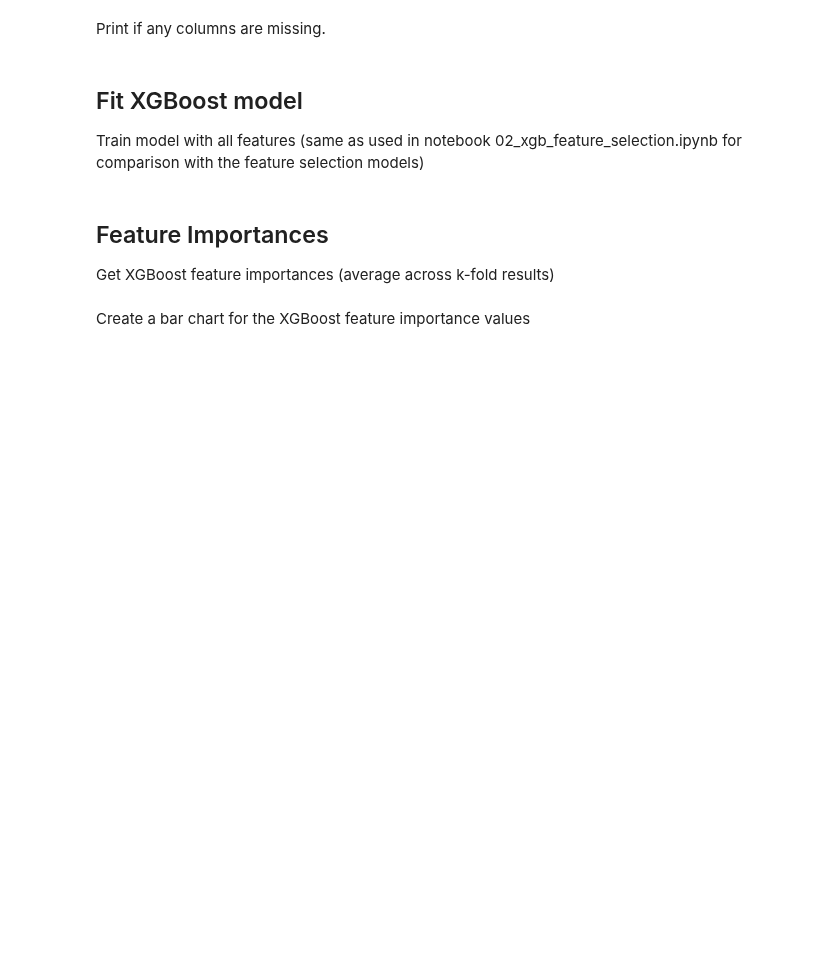
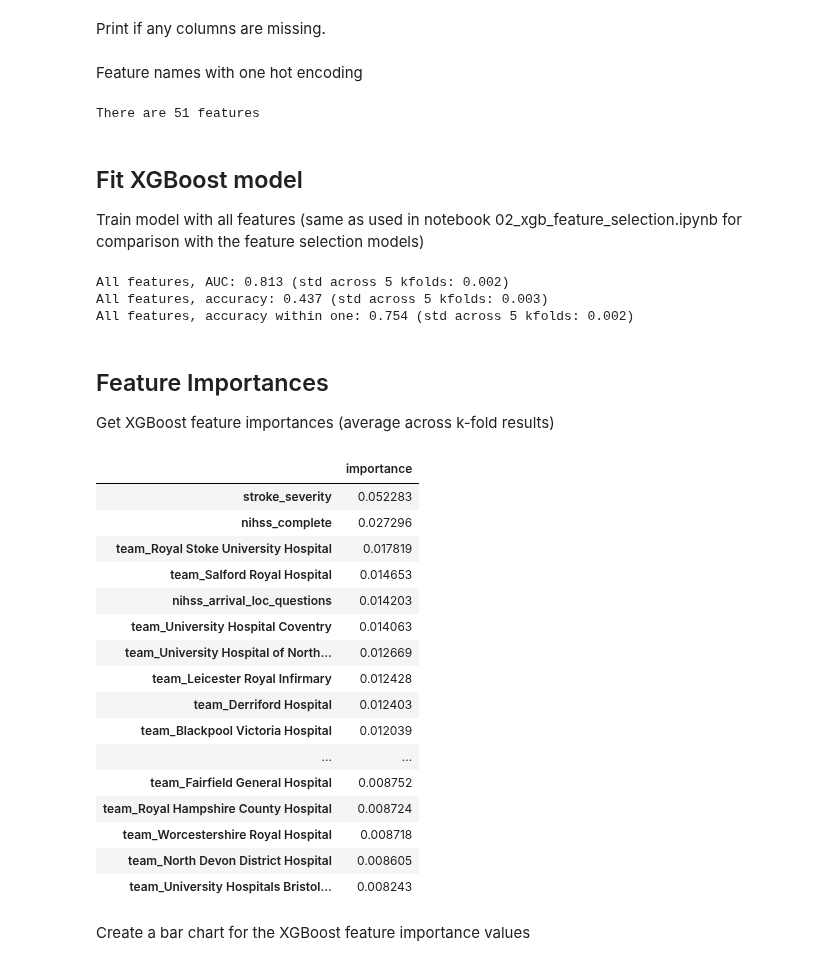
Before and after one commit to samuel-book/outcome_xgbb_shap, a Jupyter notebook: outcome_experimental/03_xgb_full_model_importance_shap.ipynb, the cells around one changed output. Cells and saved outputs as stored; diff of their text form; code cells hidden in the pictures; blank space fills up the shorter version.

```diff
--- a/outcome_experimental/03_xgb_full_model_importance_shap.ipynb
+++ b/outcome_experimental/03_xgb_full_model_importance_shap.ipynb
@@ -143,6 +151,17 @@ for k_fold in range(5):
         print(f"Train kfold {k_fold}: {set_one_hot_features - set(train_data[k_fold].columns)}")
     if len(list(set_one_hot_features - set(test_data[k_fold].columns))) > 0:
         print(f"Test kfold {k_fold}: {set_one_hot_features - set(test_data[k_fold].columns)}")
+# %% [markdown]
+Feature names with one hot encoding
+# %%
+features_ohe = list(train_data[0])
+
+# Remove 'id'
+features_ohe = features_ohe[1:]
+
+print(f"There are {len(features_ohe)} features")
+# %% [output]
+There are 51 features
 # %% [markdown]
 ## Fit XGBoost model
 
@@ -169,11 +188,6 @@ for k_fold in range(5):
     X_test = test.drop('discharge_disability', axis=1)
     y_train = train['discharge_disability']
     y_test = test['discharge_disability']
-
-    # One hot encode categorical features
-    for feature, prefix in zip(features_to_one_hot, list_prefix):
-        X_train = convert_feature_to_one_hot(X_train, feature, prefix)
-        X_test = convert_feature_to_one_hot(X_test, feature, prefix)
 
     # Define model
     model = XGBClassifier(verbosity = 0, seed=42, learning_rate=0.5)
@@ -198,11 +212,13 @@ for k_fold in range(5):
                                 multi_class = 'ovr', average = 'macro')
     roc_auc_ovr_kfold.append(roc_auc_ovr)
 
+    # Calculate error
+    y_error = y_test - y_pred
     accuracy = np.mean(y_error==0)
-    accuracy_kfold.append(f'Accuracy: {accuracy:0.2f}')
+    accuracy_kfold.append(accuracy)
 
     error_within_one = np.mean(np.abs(y_error)<=1)
-    error_within_one_kfold.append(f'Error within 1: {error_within_one:0.2f}')
+    error_within_one_kfold.append(error_within_one)
 
     # Get and store feature importances
     feature_importance = model.feature_importances_
@@ -221,29 +237,51 @@ print (f'All features, accuracy: {accuracy_mean:0.3f} '
 
 print (f'All features, accuracy within one: {error_within_one_mean:0.3f} '
        f'(std across 5 kfolds: {np.std(error_within_one_kfold):0.3f})')
+# %% [output]
+All features, AUC: 0.813 (std across 5 kfolds: 0.002)
+All features, accuracy: 0.437 (std across 5 kfolds: 0.003)
+All features, accuracy within one: 0.754 (std across 5 kfolds: 0.002)
 # %% [markdown]
 ## Feature Importances
 Get XGBoost feature importances (average across k-fold results)
 # %%
 # Feature names
-feature_names = X_test_kfold[0].columns.values
+#feature_names = X_test_kfold[0].columns.values
 
 # Get average feature importance from k-fold
 importances = np.array(feature_importance_kfold).mean(axis = 0)
 
 # Store in DataFrame
-feature_importance_df = pd.DataFrame(data = importances, index=feature_names)
+feature_importance_df = pd.DataFrame(data = importances, index=features_ohe)#feature_names)
 feature_importance_df.columns = ['importance']
 
 # Sort by importance (weight)
 feature_importance_df.sort_values(by='importance',
                                   ascending=False, inplace=True)
 
 # Save
 #feature_importance_df.to_csv(f'output/{notebook}_{model_type}_feature_importance.csv')
 
 # Display top 25
 feature_importance_df.head(25)
+# %% [output]
+|  | importance |
+| stroke_severity | 0.052283 |
+| nihss_complete | 0.027296 |
+| team_Royal Stoke University Hospital | 0.017819 |
+| team_Salford Royal Hospital | 0.014653 |
+| nihss_arrival_loc_questions | 0.014203 |
+| team_University Hospital Coventry | 0.014063 |
+| team_University Hospital of North... | 0.012669 |
+| team_Leicester Royal Infirmary | 0.012428 |
+| team_Derriford Hospital | 0.012403 |
+| team_Blackpool Victoria Hospital | 0.012039 |
+| ... | ... |
+| team_Fairfield General Hospital | 0.008752 |
+| team_Royal Hampshire County Hospital | 0.008724 |
+| team_Worcestershire Royal Hospital | 0.008718 |
+| team_North Devon District Hospital | 0.008605 |
+| team_University Hospitals Bristol... | 0.008243 |
 # %% [markdown]
 
 Create a bar chart for the XGBoost feature importance values
```
Also changed, not shown: parts of 8 cells of this notebook, 8 other files.
